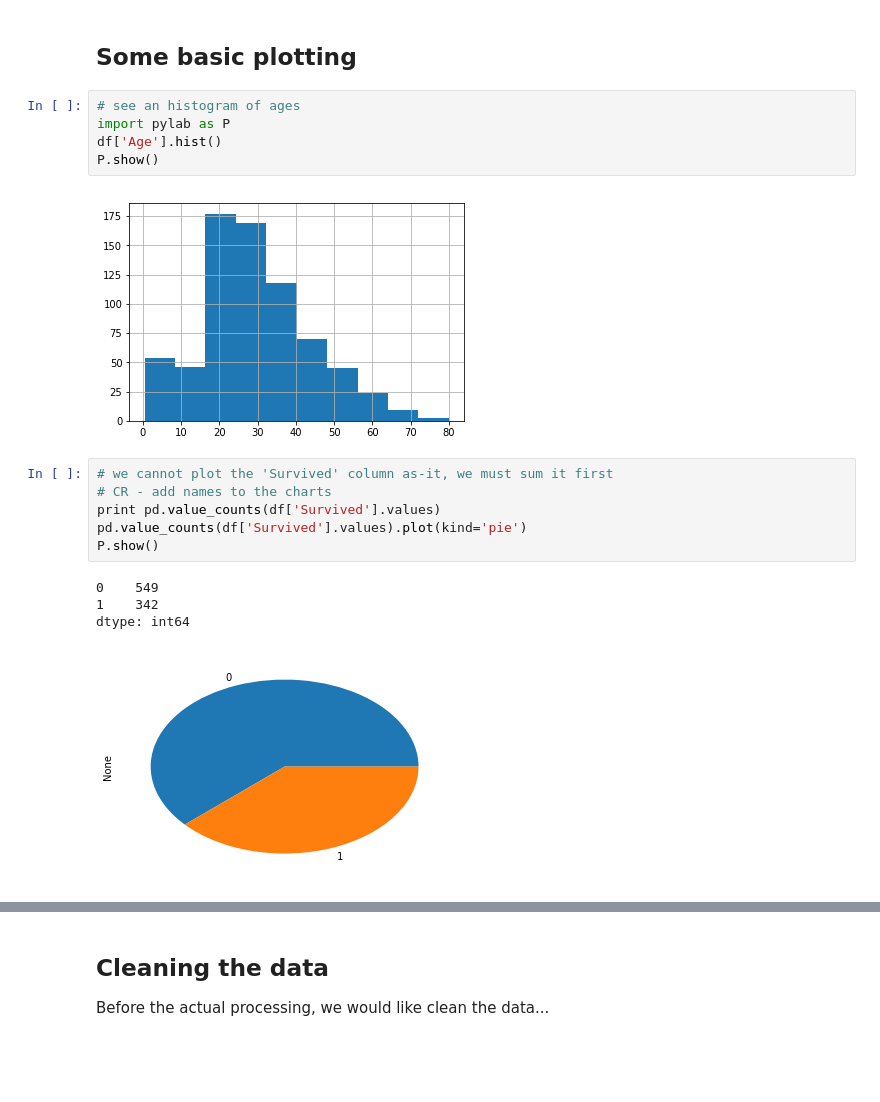
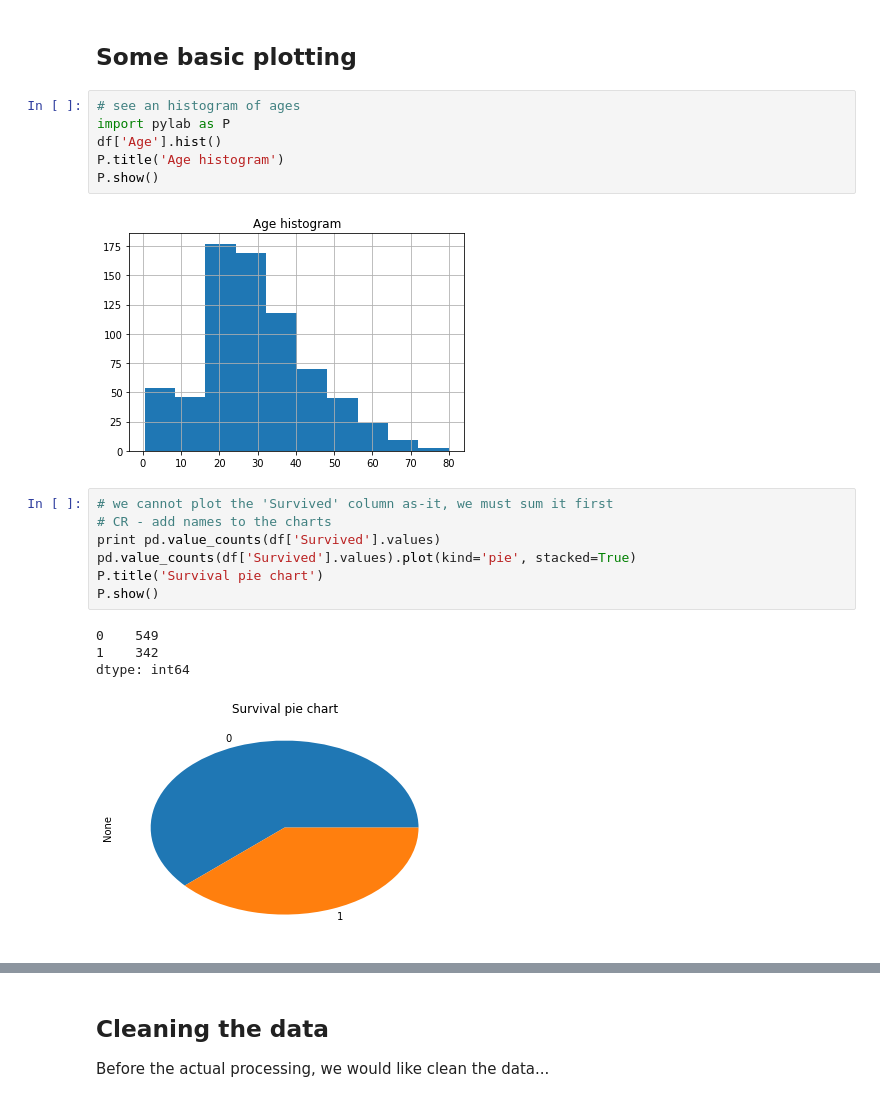
Before and after one commit to salexln/introduction_to_pandas, a Jupyter notebook: src/inproduction_to_pandas.ipynb, the cells around one changed output, grey strips where cells are left out. Saved outputs shown, nothing was run; the diff lists cells and outputs as text; blank space fills up the shorter version.

```diff
--- a/src/inproduction_to_pandas.ipynb
+++ b/src/inproduction_to_pandas.ipynb
@@ -102,20 +102,22 @@ dtype: int64
 # %%
 # see an histogram of ages
 import pylab as P
 df['Age'].hist()
+P.title('Age histogram')
 P.show()
 # %% [output]
-[figure, old version]
+[figure, new version]
 # %%
 # we cannot plot the 'Survived' column as-it, we must sum it first
 # CR - add names to the charts
 print pd.value_counts(df['Survived'].values)
-pd.value_counts(df['Survived'].values).plot(kind='pie')
+pd.value_counts(df['Survived'].values).plot(kind='pie', stacked=True)
+P.title('Survival pie chart')
 P.show()
 # %% [output]
 0    549
 1    342
 dtype: int64
-[figure, old version]
+[figure, new version]
 # %%
 # or to do the same using bar plot
```
Also changed, not shown: parts of 19 cells of this notebook.
